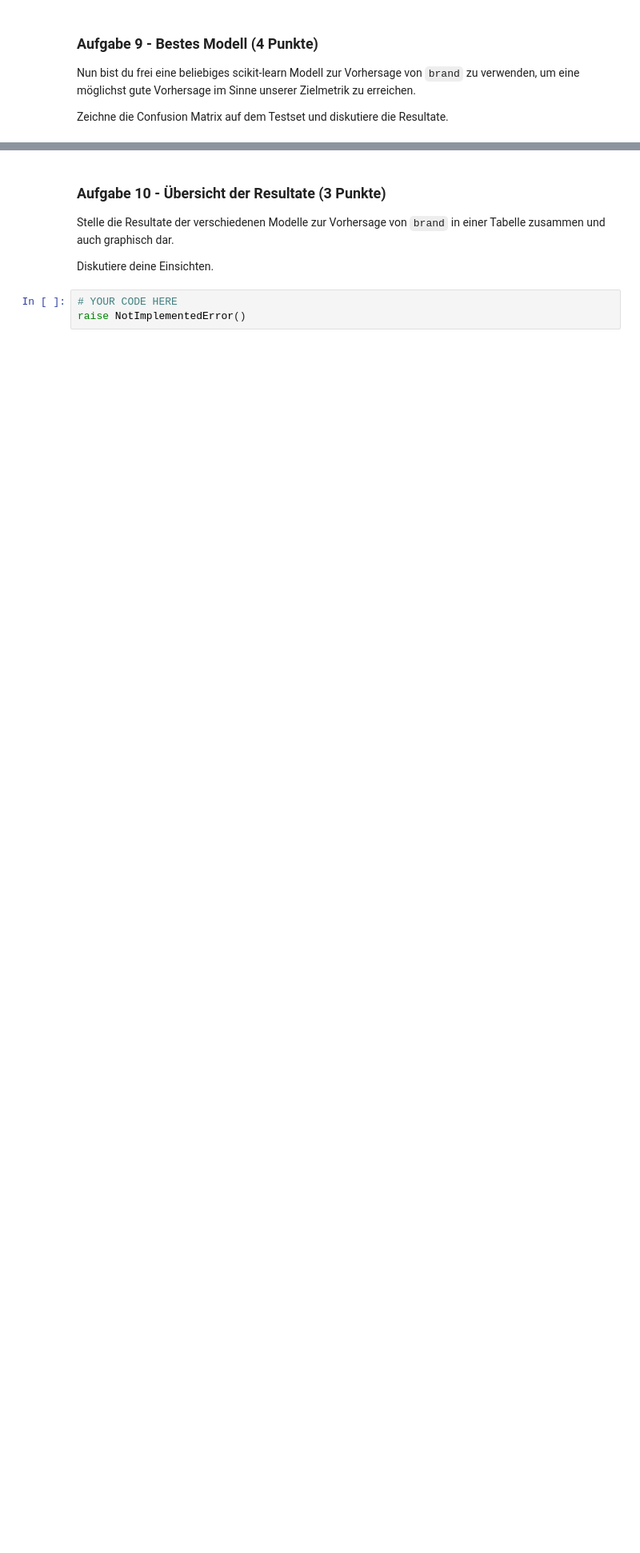
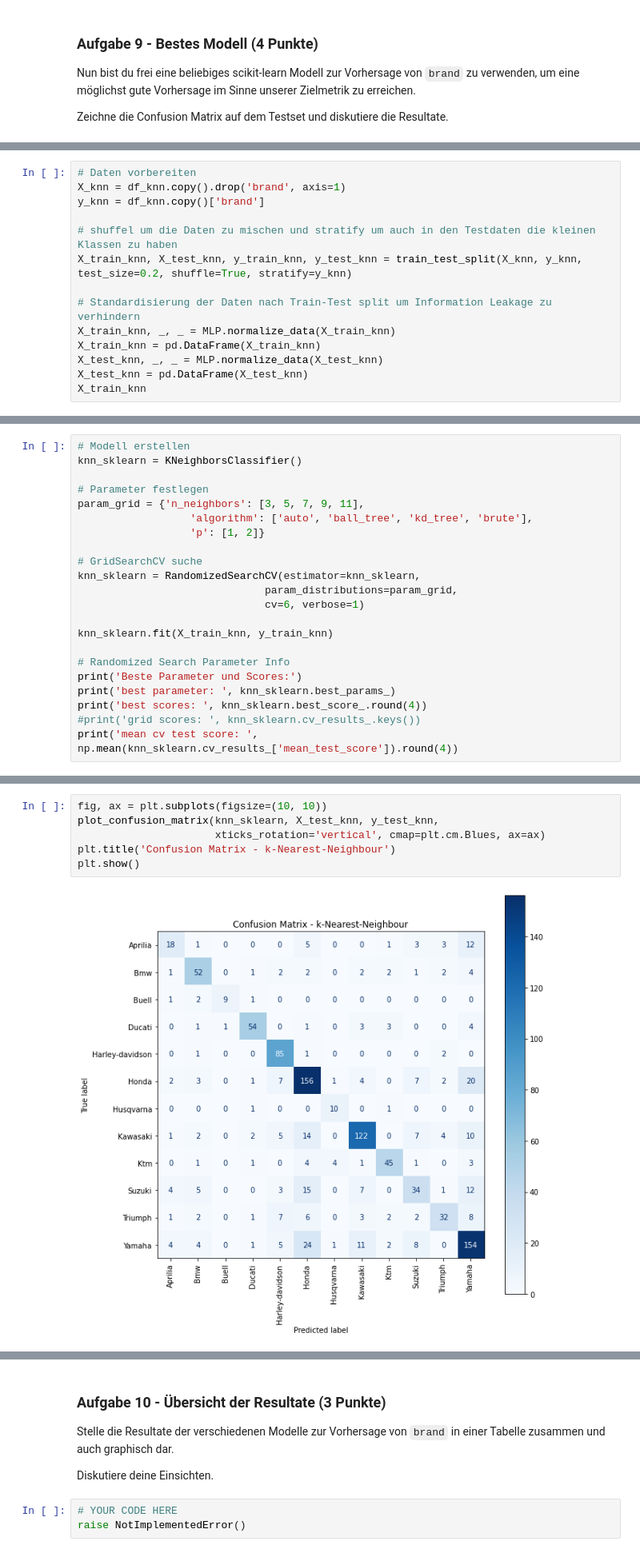
Before and after one commit to rootpi2203/ds_gml, a Jupyter notebook: gml_minichallenge_2/gml_minichallenge_2.ipynb, the cells around one changed output, grey strips where cells are left out. Shown at 80% size. Saved outputs shown, nothing was run; the diff lists cells and outputs as text; blank space fills up the shorter version.

```diff
--- a/gml_minichallenge_2/gml_minichallenge_2.ipynb
+++ b/gml_minichallenge_2/gml_minichallenge_2.ipynb
@@ -2377,0 +2432,14 @@ YOUR ANSWER HERE
+# %%
+# Daten vorbereiten
+X_knn = df_knn.copy().drop('brand', axis=1)
+y_knn = df_knn.copy()['brand']
+
+# shuffel um die Daten zu mischen und stratify um auch in den Testdaten die kleinen Klassen zu haben
+X_train_knn, X_test_knn, y_train_knn, y_test_knn = train_test_split(X_knn, y_knn, test_size=0.2, shuffle=True, stratify=y_knn)
+
+# Standardisierung der Daten nach Train-Test split um Information Leakage zu verhindern
+X_train_knn, _, _ = MLP.normalize_data(X_train_knn)
+X_train_knn = pd.DataFrame(X_train_knn)
+X_test_knn, _, _ = MLP.normalize_data(X_test_knn)
+X_test_knn = pd.DataFrame(X_test_knn)
+X_train_knn
@@ -2377,0 +2467,22 @@ YOUR ANSWER HERE
+# %%
+# Modell erstellen
+knn_sklearn = KNeighborsClassifier()
+
+# Parameter festlegen
+param_grid = {'n_neighbors': [3, 5, 7, 9, 11],
+                  'algorithm': ['auto', 'ball_tree', 'kd_tree', 'brute'],
+                  'p': [1, 2]}
+
+# GridSearchCV suche
+knn_sklearn = RandomizedSearchCV(estimator=knn_sklearn,
+                              param_distributions=param_grid,
+                              cv=6, verbose=1)
+
+knn_sklearn.fit(X_train_knn, y_train_knn)
+
+# Randomized Search Parameter Info
+print('Beste Parameter und Scores:')
+print('best parameter: ', knn_sklearn.best_params_)
+print('best scores: ', knn_sklearn.best_score_.round(4))
+#print('grid scores: ', knn_sklearn.cv_results_.keys())
+print('mean cv test score: ', np.mean(knn_sklearn.cv_results_['mean_test_score']).round(4))
@@ -2377,0 +2509,8 @@ YOUR ANSWER HERE
+# %%
+fig, ax = plt.subplots(figsize=(10, 10))
+plot_confusion_matrix(knn_sklearn, X_test_knn, y_test_knn,
+                      xticks_rotation='vertical', cmap=plt.cm.Blues, ax=ax)
+plt.title('Confusion Matrix - k-Nearest-Neighbour')
+plt.show()
+# %% [output]
+[figure, added]
```
Also changed, not shown: parts of 29 cells of this notebook.
